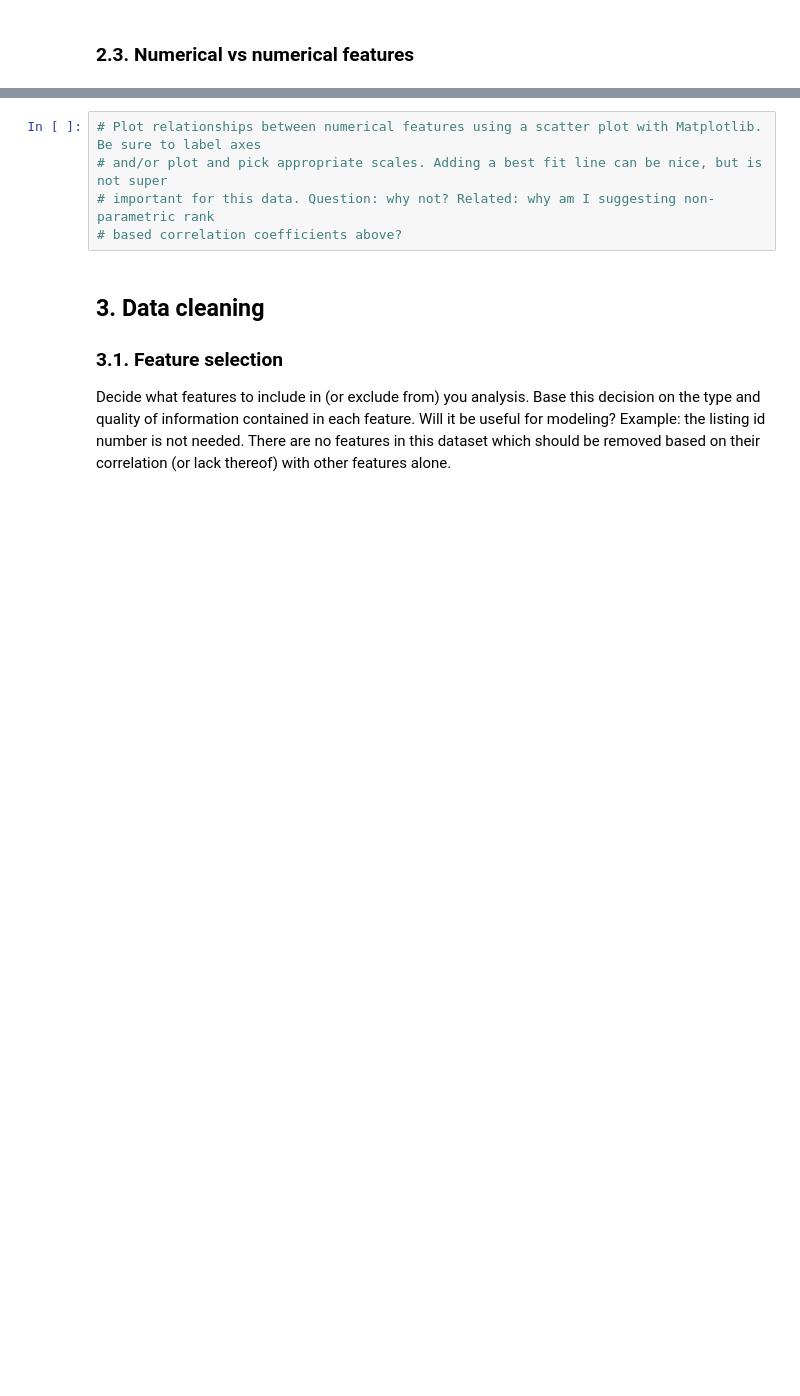
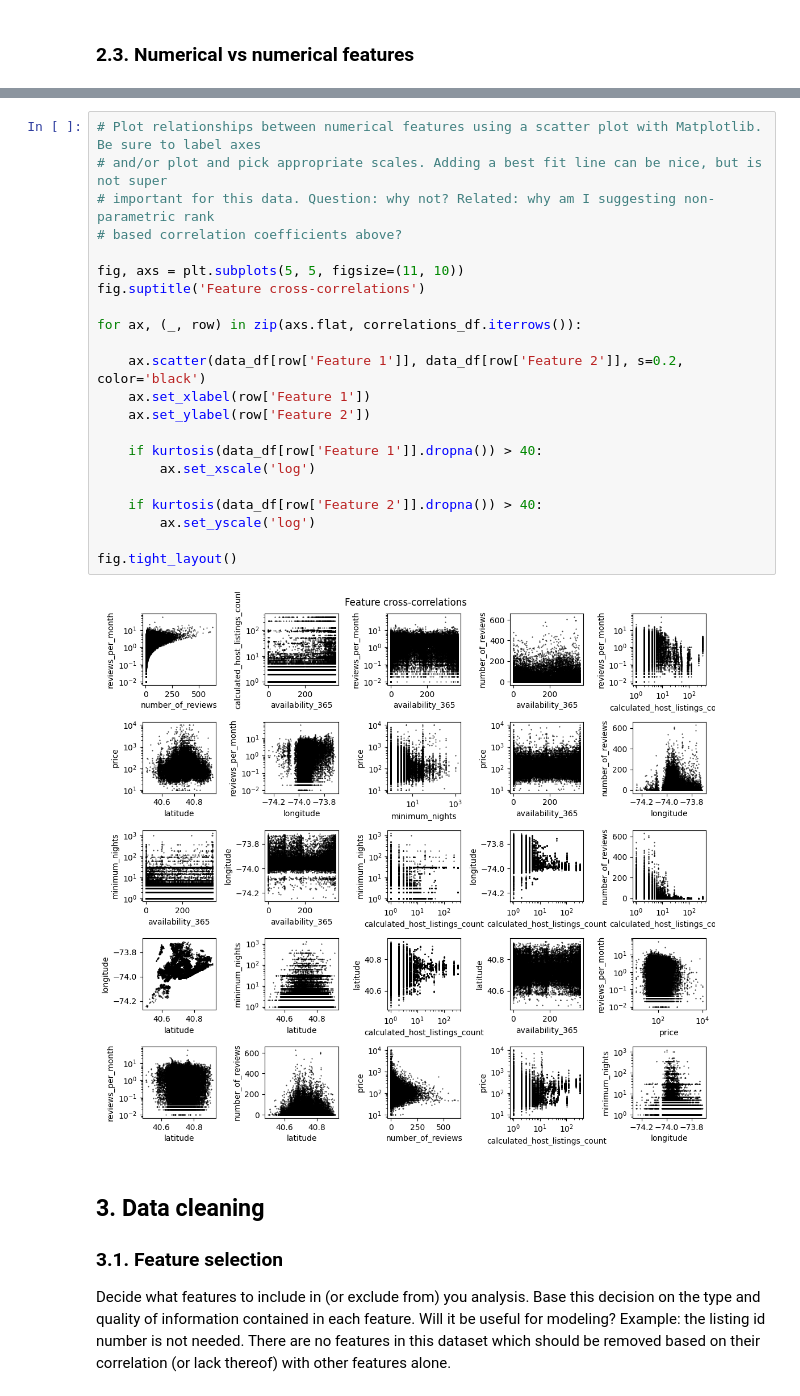
Before and after one commit to gperdrizet/gperdrizet-data-preprocessing-project-tutorial, a Jupyter notebook: notebooks/MVP_solution.ipynb, the cells around one changed output, grey strips where cells are left out. Drawn from its saved outputs; the diff is of its cells as text; blank space fills up the shorter version.

```diff
--- a/notebooks/MVP_solution.ipynb
+++ b/notebooks/MVP_solution.ipynb
@@ -317,8 +357,27 @@ availability_365 number_of_reviews
 # %%
 # Plot relationships between numerical features using a scatter plot with Matplotlib. Be sure to label axes
 # and/or plot and pick appropriate scales. Adding a best fit line can be nice, but is not super
 # important for this data. Question: why not? Related: why am I suggesting non-parametric rank
 # based correlation coefficients above?
+
+fig, axs = plt.subplots(5, 5, figsize=(11, 10))
+fig.suptitle('Feature cross-correlations')
+
+for ax, (_, row) in zip(axs.flat, correlations_df.iterrows()):
+
+    ax.scatter(data_df[row['Feature 1']], data_df[row['Feature 2']], s=0.2, color='black')
+    ax.set_xlabel(row['Feature 1'])
+    ax.set_ylabel(row['Feature 2'])
+
+    if kurtosis(data_df[row['Feature 1']].dropna()) > 40:
+        ax.set_xscale('log')
+
+    if kurtosis(data_df[row['Feature 2']].dropna()) > 40:
+        ax.set_yscale('log')
+
+fig.tight_layout()
+# %% [output]
+[figure, added]
 # %% [markdown]
 ## 3. Data cleaning
 
```
Also changed, not shown: parts of 15 cells of this notebook.
